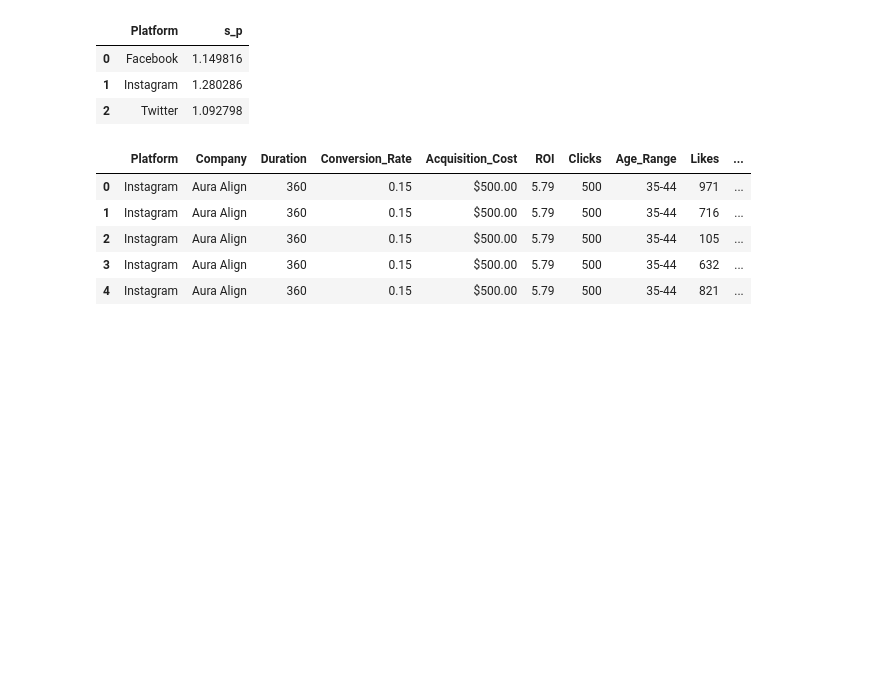
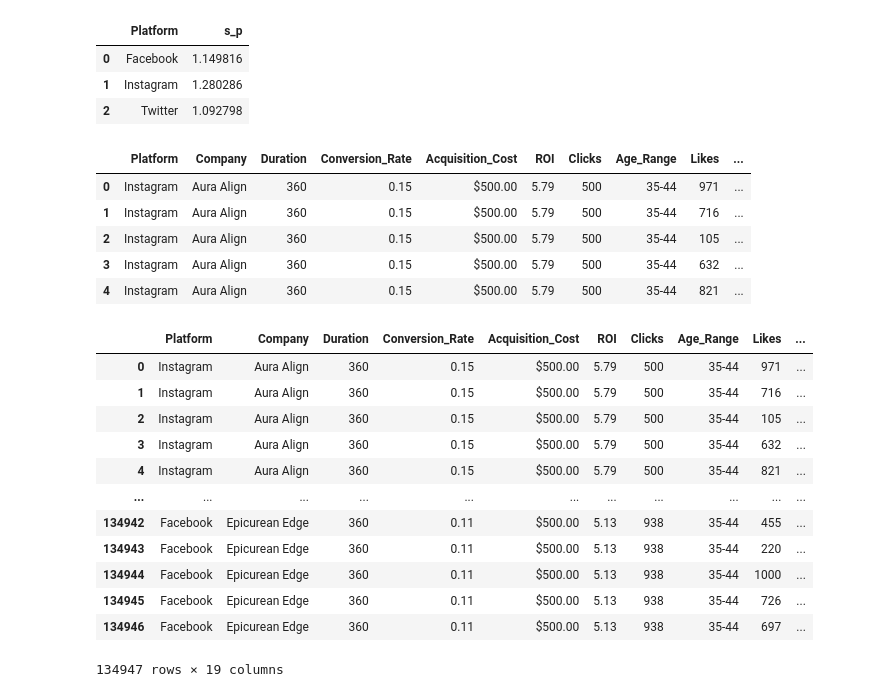
Before and after one commit to hailbee/Optimization-final-project, a Jupyter notebook: data/final_project_data.ipynb, the cells around one changed output. Saved outputs shown, nothing was run; the diff lists cells and outputs as text; code cells hidden in the pictures; blank space fills up the shorter version.

```diff
--- a/final_project_data.ipynb
+++ b/data/final_project_data.ipynb
@@ -250,3 +241,21 @@ merged_data.head()
 | 4 | Instagram | Aura Align | 360 | 0.15 | $500.00 | 5.79 | 500 | 35-44 | 821 | ... |
 # %%
 merged_data.to_csv('merged_data.csv', index=False)
+# %%
+df = pd.read_csv('merged_data.csv')
+# %%
+df
+# %% [output]
+|  | Platform | Company | Duration | Conversion_Rate | Acquisition_Cost | ROI | Clicks | Age_Range | Likes | ... |
+| 0 | Instagram | Aura Align | 360 | 0.15 | $500.00 | 5.79 | 500 | 35-44 | 971 | ... |
+| 1 | Instagram | Aura Align | 360 | 0.15 | $500.00 | 5.79 | 500 | 35-44 | 716 | ... |
+| 2 | Instagram | Aura Align | 360 | 0.15 | $500.00 | 5.79 | 500 | 35-44 | 105 | ... |
+| 3 | Instagram | Aura Align | 360 | 0.15 | $500.00 | 5.79 | 500 | 35-44 | 632 | ... |
+| 4 | Instagram | Aura Align | 360 | 0.15 | $500.00 | 5.79 | 500 | 35-44 | 821 | ... |
+| ... | ... | ... | ... | ... | ... | ... | ... | ... | ... | ... |
+| 134942 | Facebook | Epicurean Edge | 360 | 0.11 | $500.00 | 5.13 | 938 | 35-44 | 455 | ... |
+| 134943 | Facebook | Epicurean Edge | 360 | 0.11 | $500.00 | 5.13 | 938 | 35-44 | 220 | ... |
+| 134944 | Facebook | Epicurean Edge | 360 | 0.11 | $500.00 | 5.13 | 938 | 35-44 | 1000 | ... |
+| 134945 | Facebook | Epicurean Edge | 360 | 0.11 | $500.00 | 5.13 | 938 | 35-44 | 726 | ... |
+| 134946 | Facebook | Epicurean Edge | 360 | 0.11 | $500.00 | 5.13 | 938 | 35-44 | 697 | ... |
+134947 rows × 19 columns
```
Also changed, not shown: parts of 2 cells of this notebook, 5 other files.
